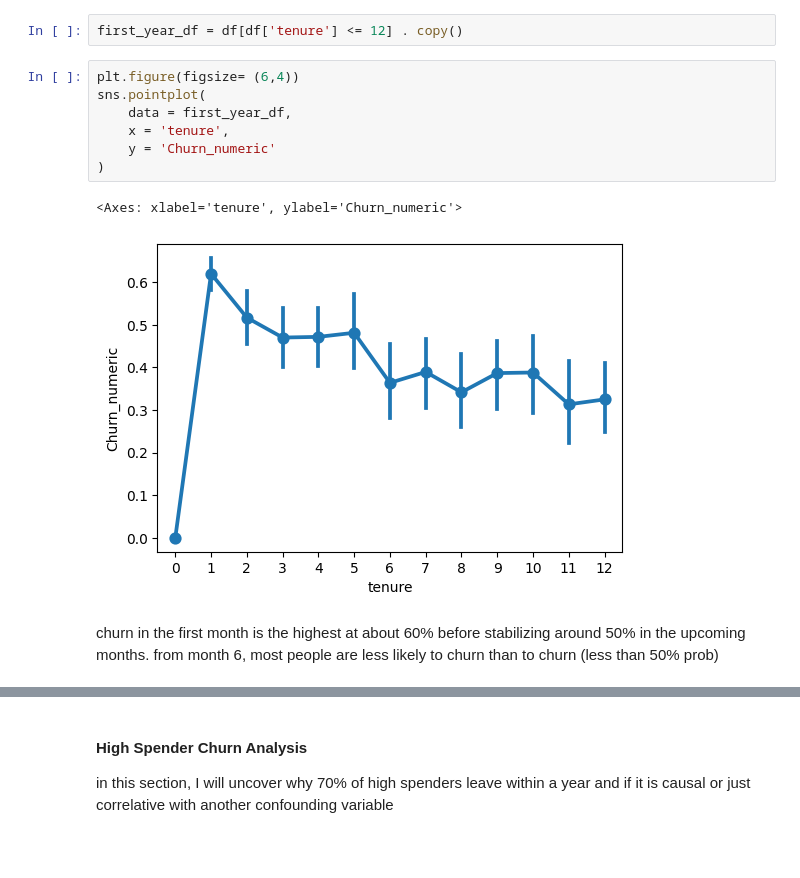
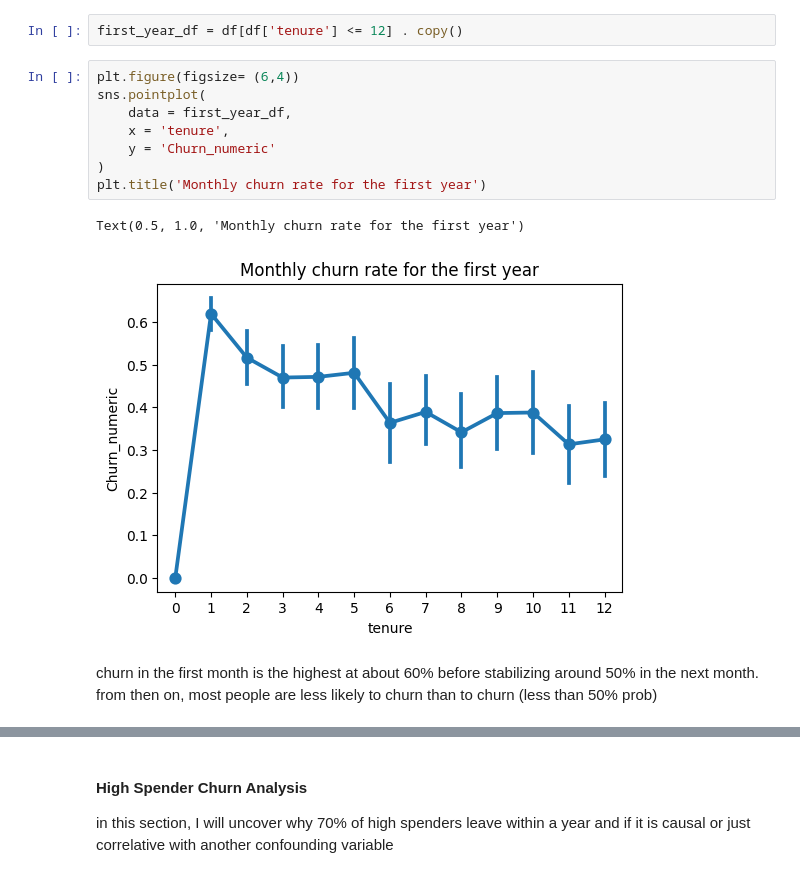
Before and after one commit to N-anle/TelecomChurnAnalysis, a Jupyter notebook: notebook.ipynb, the cells around one changed output, grey strips where cells are left out. Saved outputs shown, nothing was run; the diff lists cells and outputs as text; blank space fills up the shorter version.

```diff
--- a/notebook.ipynb
+++ b/notebook.ipynb
@@ -1242,16 +1242,17 @@ first_year_df = df[df['tenure'] <= 12] . copy()
 # %%
 plt.figure(figsize= (6,4))
 sns.pointplot(
     data = first_year_df,
     x = 'tenure',
     y = 'Churn_numeric'
 )
+plt.title('Monthly churn rate for the first year')
 # %% [output]
-<Axes: xlabel='tenure', ylabel='Churn_numeric'>
+Text(0.5, 1.0, 'Monthly churn rate for the first year')
-[figure, old version]
+[figure, new version]
 # %% [markdown]
-churn in the first month is the highest at about 60% before stabilizing around 50% in the upcoming months.
-from month 6, most people are less likely to churn than to churn (less than 50% prob)
+churn in the first month is the highest at about 60% before stabilizing around 50% in the next month.
+from then on, most people are less likely to churn than to churn (less than 50% prob)
 # %% [markdown]
 ###### Stickiness - Confounding Variables Summary
 
```
Also changed, not shown: parts of 5 cells of this notebook, 1 other file.
